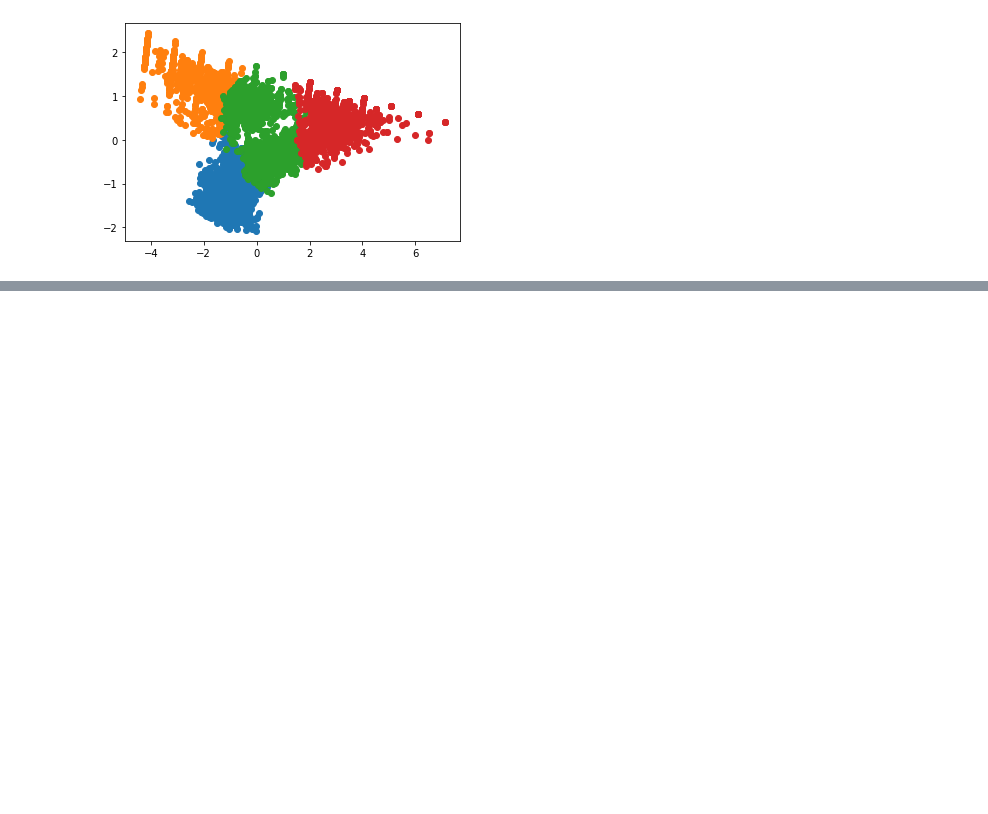
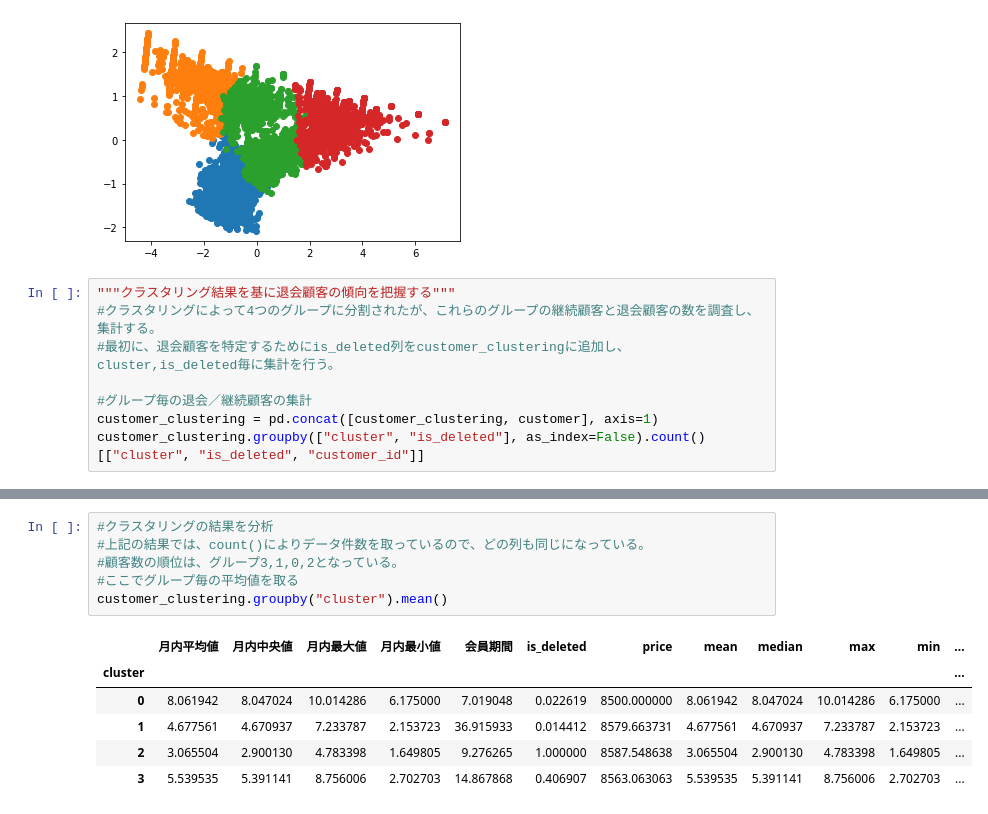
Before and after one commit to katuhito/workspace003, a Jupyter notebook: knock003.ipynb, the cells around one changed output, grey strips where cells are left out. Cells and saved outputs as stored; diff of their text form; blank space fills up the shorter version.

```diff
--- a/knock003.ipynb
+++ b/knock003.ipynb
@@ -460,3 +460,11 @@ for i in customer_clustering["cluster"].unique():
     plt.scatter(tmp[0], tmp[1])
 # %% [output]
 [figure]
+# %%
+"""クラスタリング結果を基に退会顧客の傾向を把握する"""
+#クラスタリングによって4つのグループに分割されたが、これらのグループの継続顧客と退会顧客の数を調査し、集計する。
+#最初に、退会顧客を特定するためにis_deleted列をcustomer_clusteringに追加し、cluster,is_deleted毎に集計を行う。
+
+#グループ毎の退会／継続顧客の集計
+customer_clustering = pd.concat([customer_clustering, customer], axis=1)
+customer_clustering.groupby(["cluster", "is_deleted"], as_index=False).count()[["cluster", "is_deleted", "customer_id"]]
@@ -462,0 +493,13 @@ for i in customer_clustering["cluster"].unique():
+# %%
+#クラスタリングの結果を分析
+#上記の結果では、count()によりデータ件数を取っているので、どの列も同じになっている。
+#顧客数の順位は、グループ3,1,0,2となっている。
+#ここでグループ毎の平均値を取る
+customer_clustering.groupby("cluster").mean()
+# %% [output]
+|  | 月内平均値 | 月内中央値 | 月内最大値 | 月内最小値 | 会員期間 | is_deleted | price | mean | median | max | min | ... |
+| cluster |  |  |  |  |  |  |  |  |  |  |  | ... |
+| 0 | 8.061942 | 8.047024 | 10.014286 | 6.175000 | 7.019048 | 0.022619 | 8500.000000 | 8.061942 | 8.047024 | 10.014286 | 6.175000 | ... |
+| 1 | 4.677561 | 4.670937 | 7.233787 | 2.153723 | 36.915933 | 0.014412 | 8579.663731 | 4.677561 | 4.670937 | 7.233787 | 2.153723 | ... |
+| 2 | 3.065504 | 2.900130 | 4.783398 | 1.649805 | 9.276265 | 1.000000 | 8587.548638 | 3.065504 | 2.900130 | 4.783398 | 1.649805 | ... |
+| 3 | 5.539535 | 5.391141 | 8.756006 | 2.702703 | 14.867868 | 0.406907 | 8563.063063 | 5.539535 | 5.391141 | 8.756006 | 2.702703 | ... |
```
Also changed, not shown: parts of 2 cells of this notebook, 1 other file.
